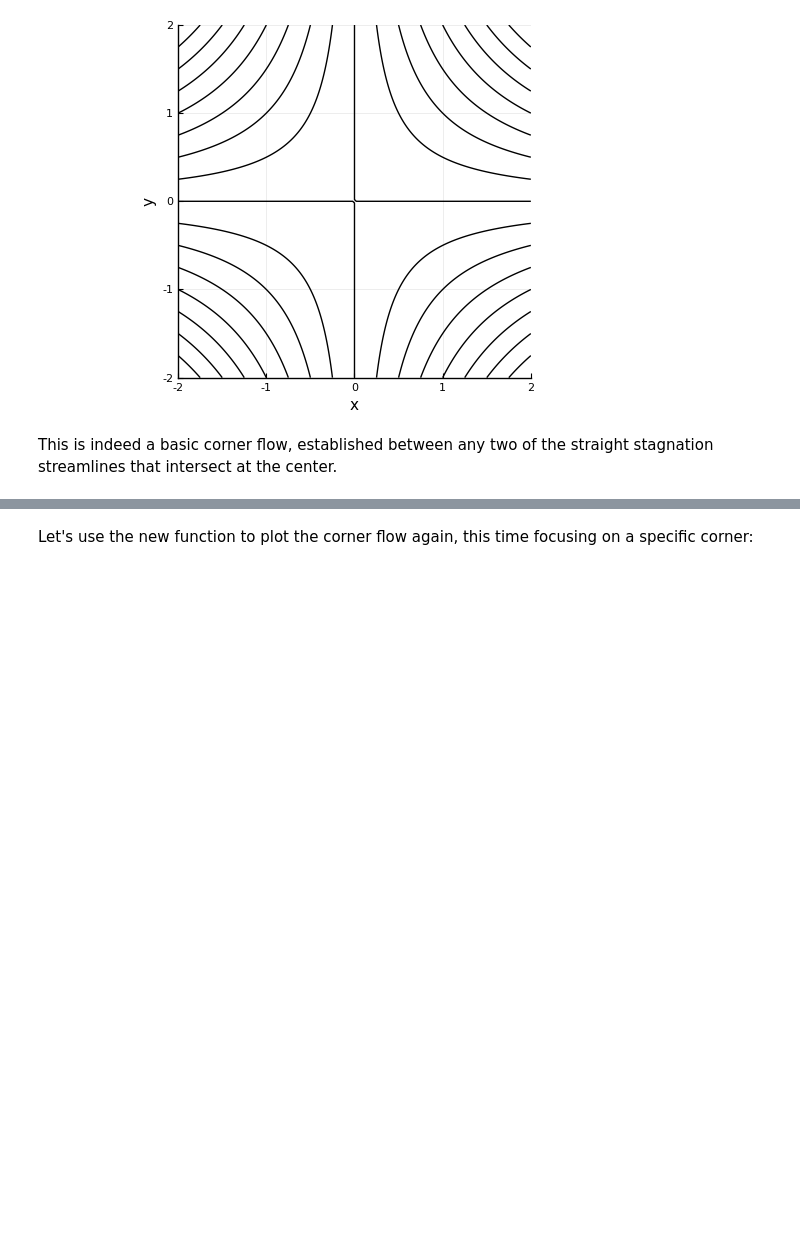
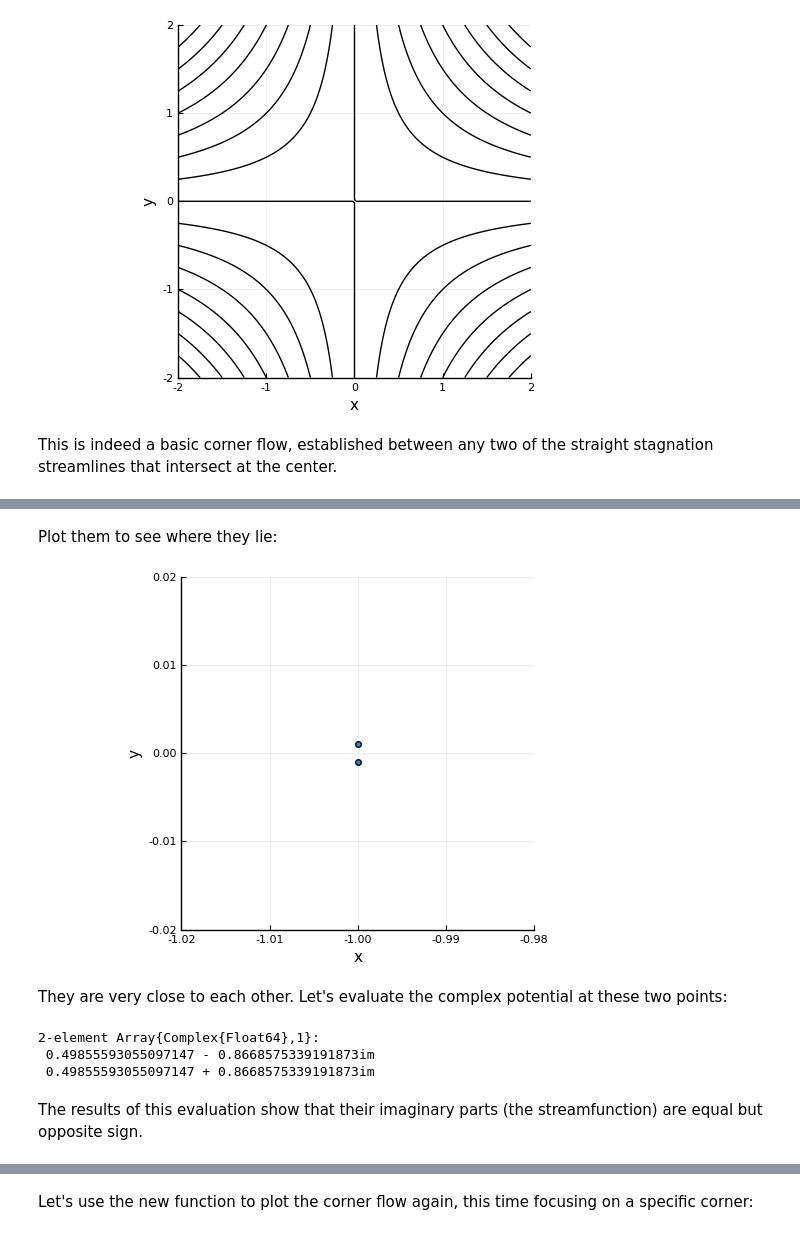
Before and after one commit to jdeldre/BookExamples, a Jupyter notebook: src/3.3-CornerWedge.ipynb, the cells around one changed output, grey strips where cells are left out. Saved outputs shown, nothing was run; the diff lists cells and outputs as text; code cells hidden in the pictures; blank space fills up the shorter version.

```diff
--- a/src/3.3-CornerWedge.ipynb
+++ b/src/3.3-CornerWedge.ipynb
@@ -69,0 +103,27 @@ This is indeed a basic corner flow, established between any two of the straight
+# %%
+# set up two evaluation points
+z = zeros(ComplexF64,2)
+
+# Here is an evaluation point just above the branch cut
+z[1] = exp(im*(π-0.001))
+
+# Here is an evaluation point just below the branch cut
+z[2] = exp(im*(-π+0.001));
+# %% [markdown]
+Plot them to see where they lie:
+# %%
+scatter(real.(z),imag.(z),
+    xlims=(-1.02,-0.98),ylims=(-0.02,0.02),legend=:false,ratio=1,
+    xlabel="x",ylabel="y")
+# %% [output]
+[figure, added]
+# %% [markdown]
+They are very close to each other. Let's evaluate the complex potential at these two points:
+# %%
+z.^(1/ν)
+# %% [output]
+2-element Array{Complex{Float64},1}:
+ 0.49855593055097147 - 0.8668575339191873im
+ 0.49855593055097147 + 0.8668575339191873im
+# %% [markdown]
+The results of this evaluation show that their imaginary parts (the streamfunction) are equal but opposite sign.
```
Also changed, not shown: parts of 72 cells of this notebook, 1 other file.
